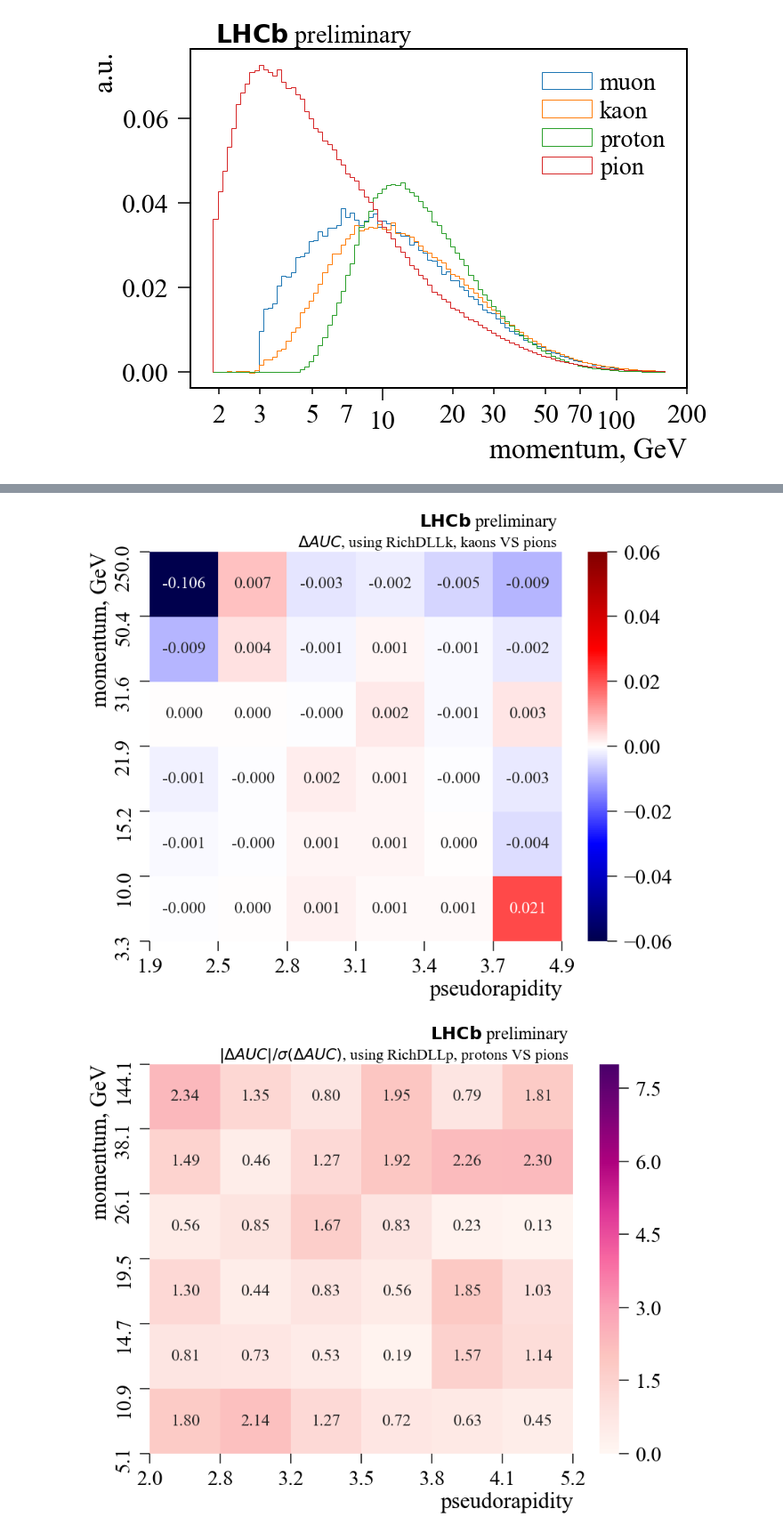
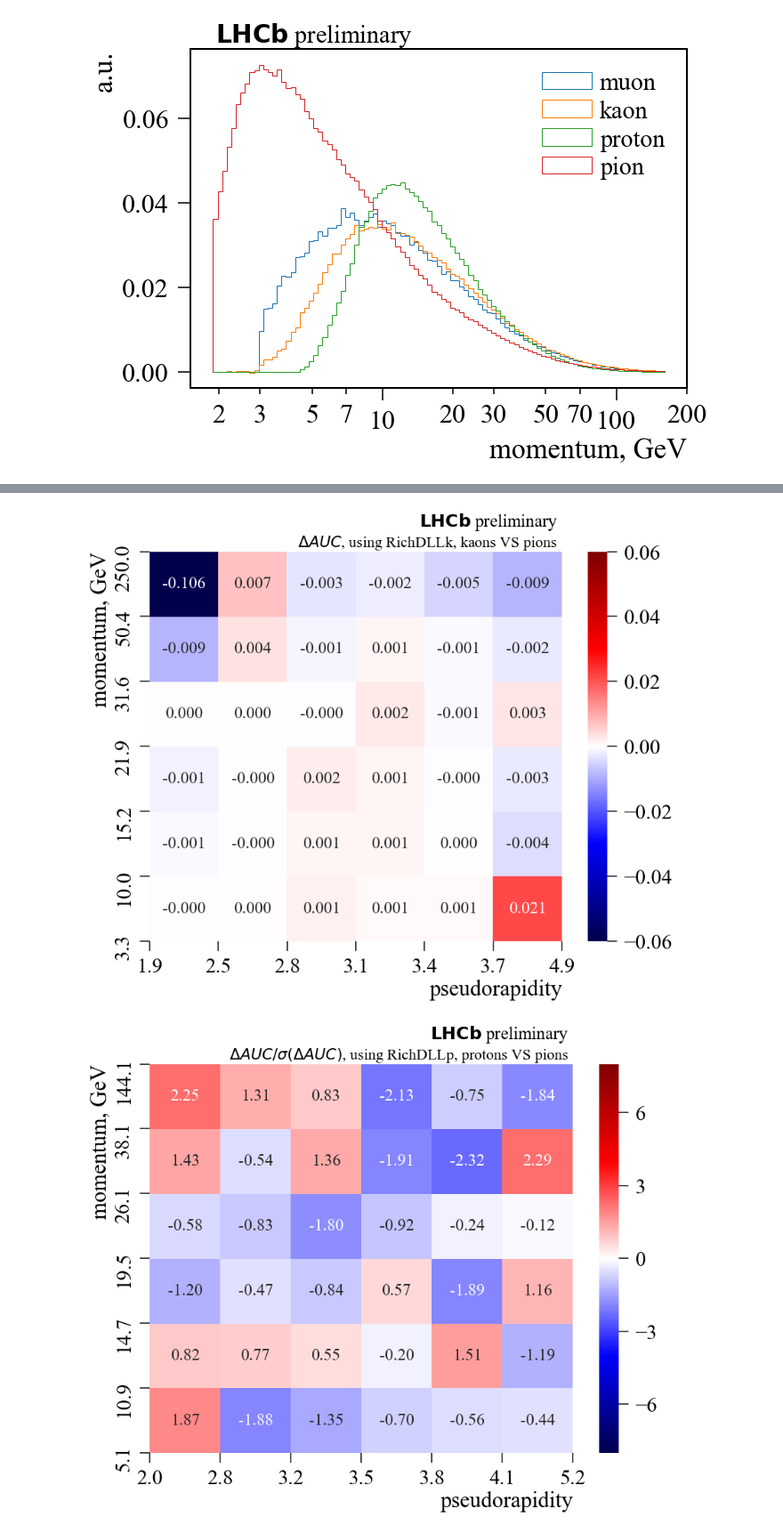
Before and after one commit to SiLiKhon/RichGANatACAT2019, a Jupyter notebook: MakePlots.ipynb, the cells around one changed output, grey strips where cells are left out. Shown at 89% size. Saved outputs shown, nothing was run; the diff lists cells and outputs as text; code cells hidden in the pictures.

Commit message:
non-abs diff, z label

```diff
--- a/MakePlots.ipynb
+++ b/MakePlots.ipynb
@@ -467,7 +511,7 @@ for i, particle in enumerate(['pion', 'kaon', 'muon', 'proton'], 1):
     plt.text(0.95, 1, particle  , {'size': 28}, transform=plt.gca().transAxes, va='bottom', ha='right');
     plt.text(0.05, 1, lhcb_label, {'size': 28}, transform=plt.gca().transAxes, va='bottom', ha='left');
 
-    plt.colorbar()
+    plt.colorbar(label="Weighted number of events")
 
 fig.tight_layout();
 
@@ -546,7 +590,8 @@ def plot_delta_auc_heatmap(
             nbins, title, n_bootstrap=20,
             relative=True,
             vmin=None,
-            vmax=None
+            vmax=None,
+            abs_diff=False,
         ):
     if not relative:
         n_bootstrap = 1
@@ -556,12 +601,15 @@ def plot_delta_auc_heatmap(
     )
     diff = aucs_gen - aucs_real
 
+    if abs_diff:
+        diff= abs(diff)
+
     if relative:
-        diff = abs(diff) / delta_auc_error
+        diff = diff / delta_auc_error
 
     l, r = diff.min(), diff.max()
     ticks = [0.0001, 0.001, 0.01, 0.1]
-    sns.heatmap(diff, cmap='RdPu' if relative else 'seismic', vmin=vmin, vmax=vmax,
+    sns.heatmap(diff, cmap='RdPu' if abs_diff else 'seismic', vmin=vmin, vmax=vmax,
                 annot=True, fmt=".2f" if relative else ".3f", annot_kws={"size": 24});
     bins = [bins_dict[col] / 1000 if col == 'Brunel_P' else bins_dict[col]
             for col in bin_cols]
@@ -584,7 +632,8 @@ def plot_delta_auc(signal_particle, variable,
                    figsize=(12, 10),
                    relative=True,
                    vmin=None,
-                   vmax=None):
+                   vmax=None,
+                   abs_diff=False):
     if signal_particle not in particles:
         particles = [signal_particle] + particles
 
@@ -596,15 +645,22 @@ def plot_delta_auc(signal_particle, variable,
     plt.figure(figsize=figsize)
 
     if relative:
-        title_base = r"$|\Delta AUC| / \sigma(\Delta AUC)$"
+        if abs_diff:
+            title_base = r"$|\Delta AUC| / \sigma(\Delta AUC)$"
+        else:
+            title_base = r"$\Delta AUC / \sigma(\Delta AUC)$"
     else:
-        title_base = r"$\Delta AUC$"
+        if abs_diff:
+            title_base = r"$|\Delta AUC|$"
+        else:
+            title_base = r"$\Delta AUC$"
 
     title = "{}, using {}, {}s VS {}".format(title_base, variable,
                                              signal_particle, bg_string)
 
     plot_delta_auc_heatmap(particles, signal_particle, variable, bin_cols, nbins,
-                           title=title, n_bootstrap=n_bootstrap, relative=relative, vmin=vmin, vmax=vmax)
+                           title=title, n_bootstrap=n_bootstrap, relative=relative, vmin=vmin, vmax=vmax,
+                           abs_diff=abs_diff)
     plt.text(0.99, 1.05, lhcb_label, {'size': 25}, transform=plt.gca().transAxes, va='bottom', ha='right');
 
     file_name = "{base}_{variable}_{signal_particle}_vs_all.pdf".format(
@@ -614,7 +670,7 @@ def plot_delta_auc(signal_particle, variable,
     plt.tight_layout()
     plt.savefig(os.path.join(output_dir, file_name))
 # %%
-vmin_rel = 0
+vmin_rel = -8
 vmax_rel = 8
 vmin_abs = -0.06
 vmax_abs =  0.06
@@ -649,3 +705,3 @@ plot_delta_auc(signal_particle='proton',
 [figure]
-[figure, old version]
+[figure, new version]
 [figure]
```
Also changed, not shown: parts of 4 cells of this notebook.
